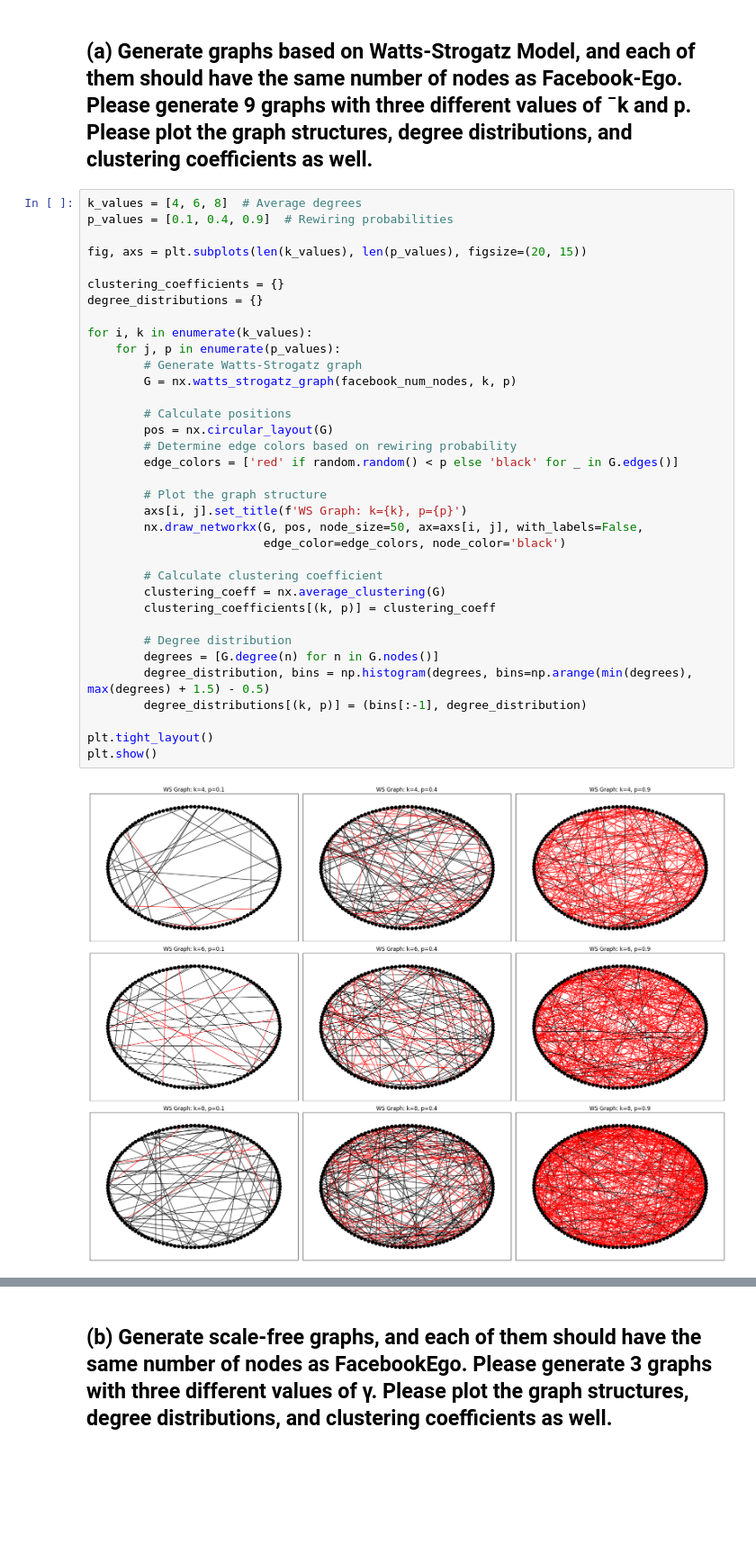
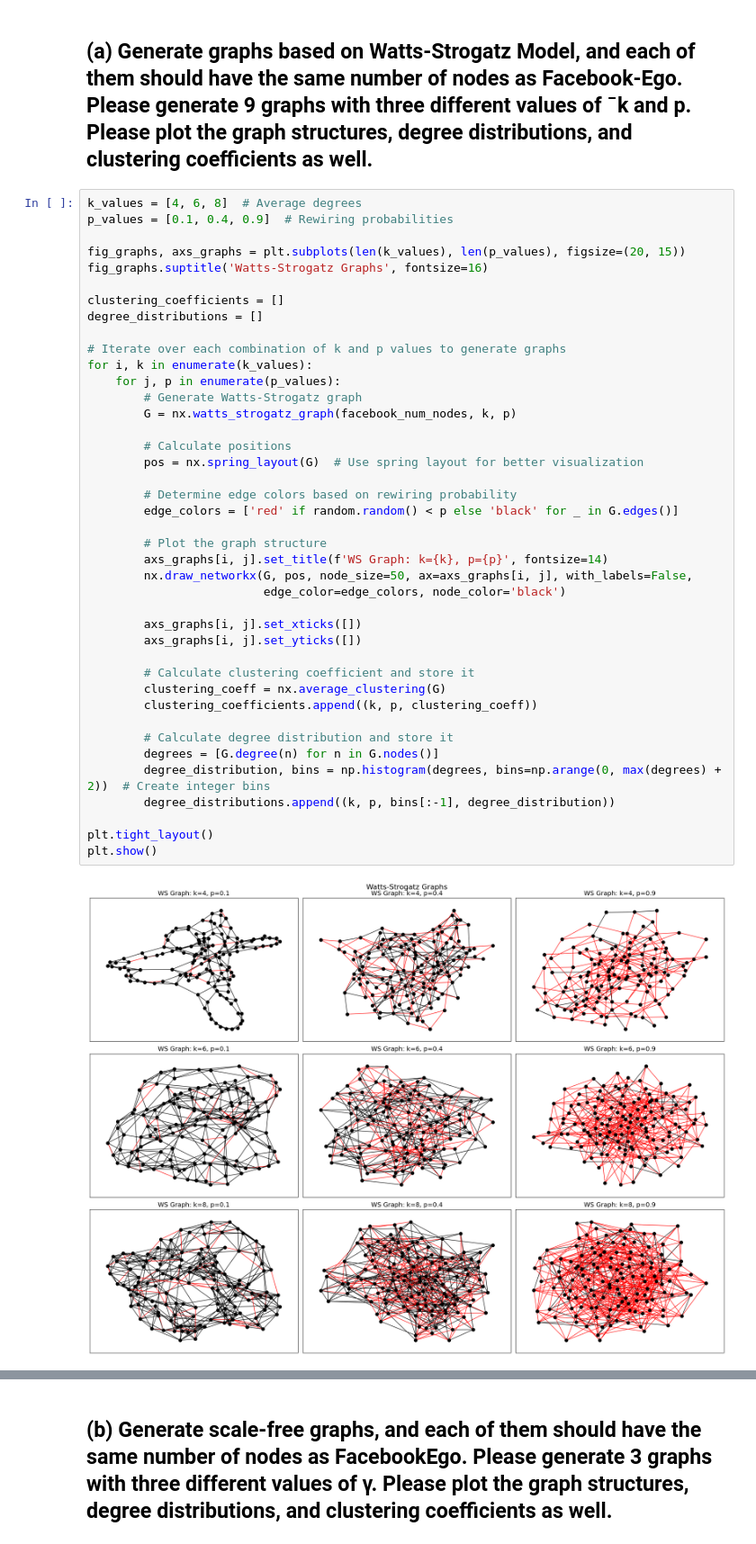
Before and after one commit to pariaighanian/Analysis_of_Complex_Netwroks, a Jupyter notebook: assignment_03.ipynb, the cells around one changed output, grey strips where cells are left out. Shown at 90% size. Saved outputs shown, nothing was run; the diff lists cells and outputs as text; blank space fills up the shorter version.

```diff
--- a/assignment_03.ipynb
+++ b/assignment_03.ipynb
@@ -20,37 +20,43 @@ Number of nodes in Facebook Network: 133
 # %%
 k_values = [4, 6, 8]  # Average degrees
 p_values = [0.1, 0.4, 0.9]  # Rewiring probabilities
 
-fig, axs = plt.subplots(len(k_values), len(p_values), figsize=(20, 15))
+fig_graphs, axs_graphs = plt.subplots(len(k_values), len(p_values), figsize=(20, 15))
+fig_graphs.suptitle('Watts-Strogatz Graphs', fontsize=16)
 
-clustering_coefficients = {}
-degree_distributions = {}
+clustering_coefficients = []
+degree_distributions = []
 
+# Iterate over each combination of k and p values to generate graphs
 for i, k in enumerate(k_values):
     for j, p in enumerate(p_values):
         # Generate Watts-Strogatz graph
         G = nx.watts_strogatz_graph(facebook_num_nodes, k, p)
 
         # Calculate positions
-        pos = nx.circular_layout(G)
+        pos = nx.spring_layout(G)  # Use spring layout for better visualization
+
         # Determine edge colors based on rewiring probability
         edge_colors = ['red' if random.random() < p else 'black' for _ in G.edges()]
 
         # Plot the graph structure
-        axs[i, j].set_title(f'WS Graph: k={k}, p={p}')
-        nx.draw_networkx(G, pos, node_size=50, ax=axs[i, j], with_labels=False,
+        axs_graphs[i, j].set_title(f'WS Graph: k={k}, p={p}', fontsize=14)
+        nx.draw_networkx(G, pos, node_size=50, ax=axs_graphs[i, j], with_labels=False,
                          edge_color=edge_colors, node_color='black')
 
-        # Calculate clustering coefficient
+        axs_graphs[i, j].set_xticks([])
+        axs_graphs[i, j].set_yticks([])
+
+        # Calculate clustering coefficient and store it
         clustering_coeff = nx.average_clustering(G)
-        clustering_coefficients[(k, p)] = clustering_coeff
+        clustering_coefficients.append((k, p, clustering_coeff))
 
-        # Degree distribution
+        # Calculate degree distribution and store it
         degrees = [G.degree(n) for n in G.nodes()]
-        degree_distribution, bins = np.histogram(degrees, bins=np.arange(min(degrees), max(degrees) + 1.5) - 0.5)
-        degree_distributions[(k, p)] = (bins[:-1], degree_distribution)
+        degree_distribution, bins = np.histogram(degrees, bins=np.arange(0, max(degrees) + 2))  # Create integer bins
+        degree_distributions.append((k, p, bins[:-1], degree_distribution))
 
 plt.tight_layout()
 plt.show()
 # %% [output]
-[figure, old version]
+[figure, new version]
```
Also changed, not shown: parts of 7 cells of this notebook.
